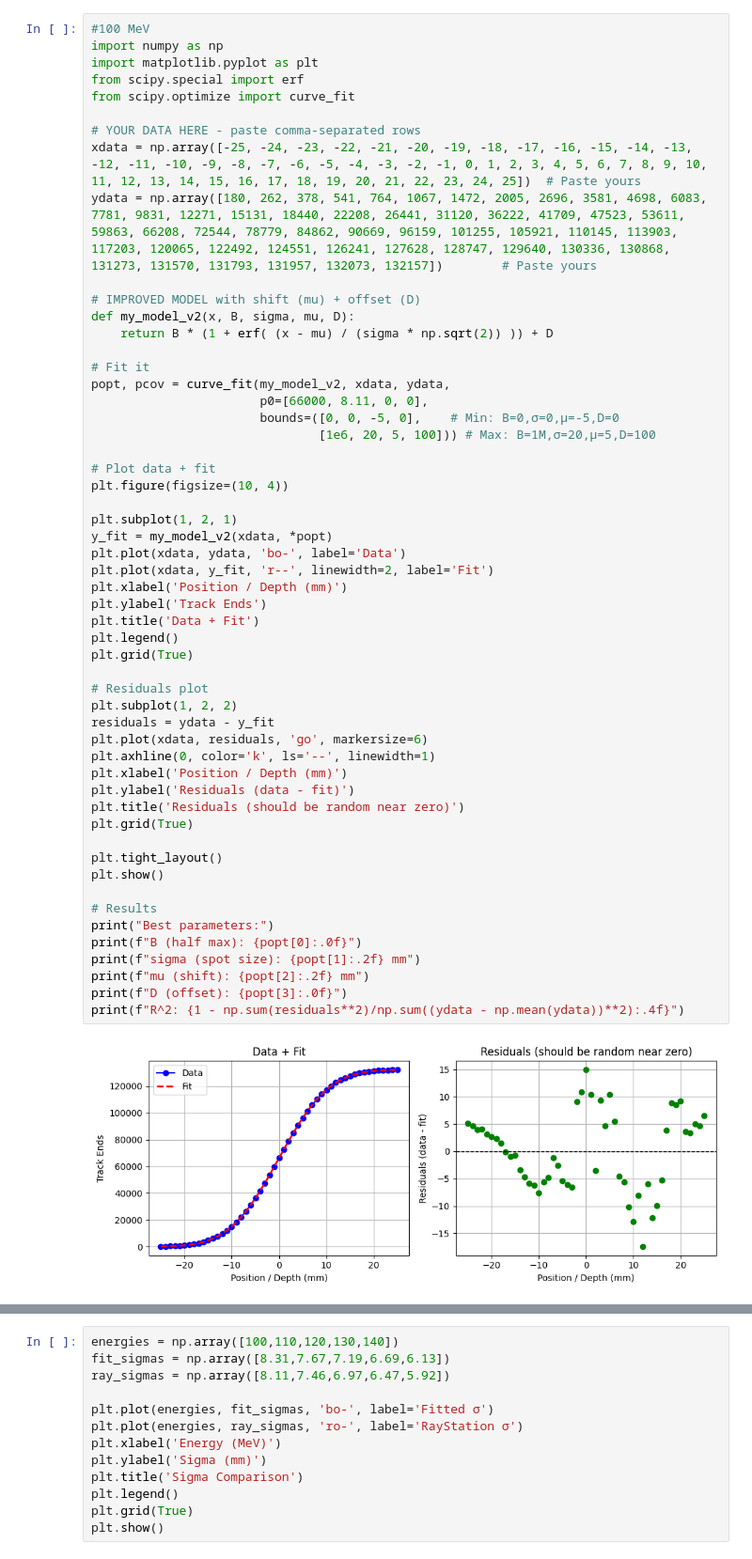
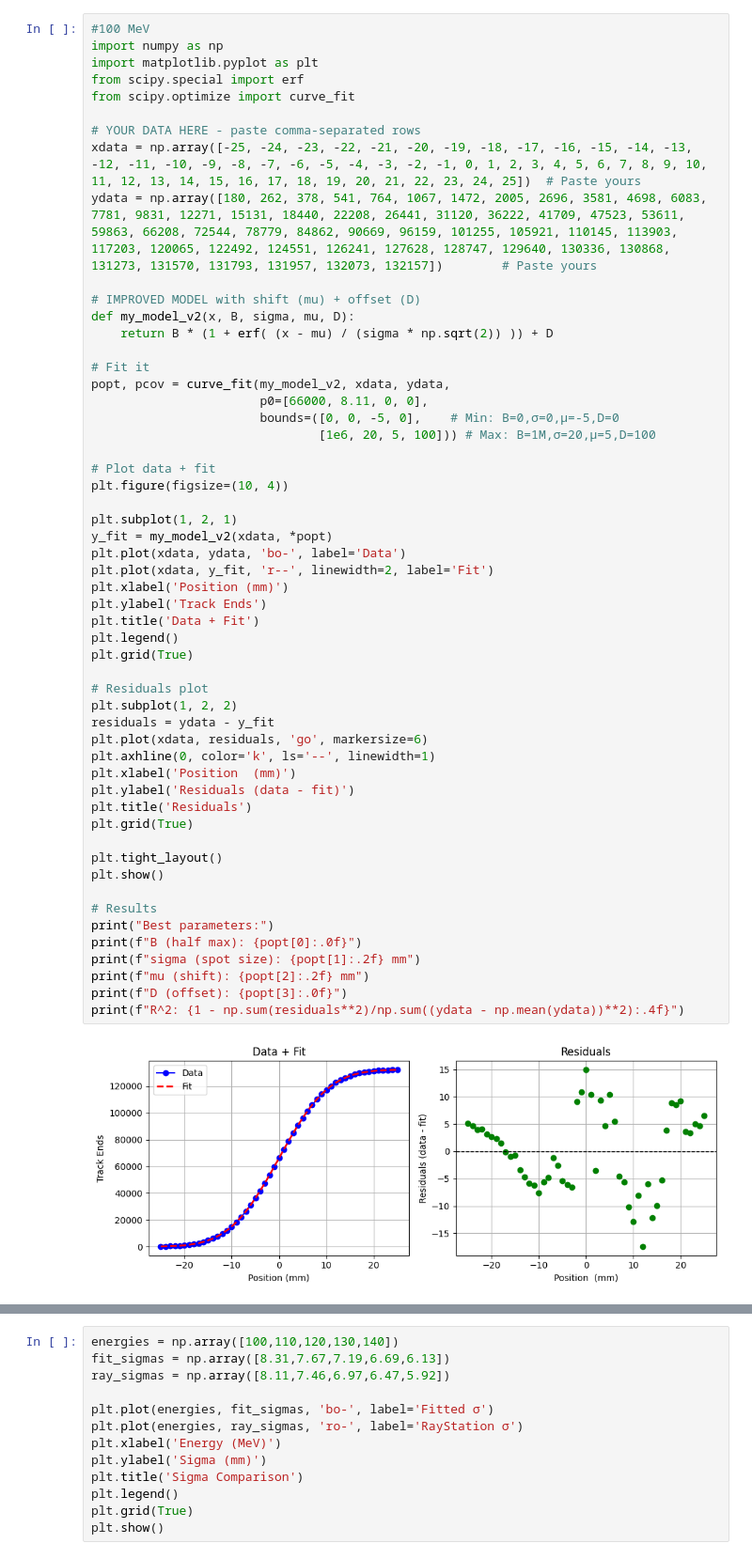
Before and after one commit to Cousar/Colab-codes-for-TE-project, a Jupyter notebook: TEfittingModel.ipynb, the cells around one changed output, grey strips where cells are left out. Shown at 94% size. Cells and saved outputs as stored; diff of their text form.

```diff
--- a/TEfittingModel.ipynb
+++ b/TEfittingModel.ipynb
@@ -25,37 +25,37 @@ popt, pcov = curve_fit(my_model_v2, xdata, ydata,
 plt.figure(figsize=(10, 4))
 
 plt.subplot(1, 2, 1)
 y_fit = my_model_v2(xdata, *popt)
 plt.plot(xdata, ydata, 'bo-', label='Data')
 plt.plot(xdata, y_fit, 'r--', linewidth=2, label='Fit')
-plt.xlabel('Position / Depth (mm)')
+plt.xlabel('Position (mm)')
 plt.ylabel('Track Ends')
 plt.title('Data + Fit')
 plt.legend()
 plt.grid(True)
 
 # Residuals plot
 plt.subplot(1, 2, 2)
 residuals = ydata - y_fit
 plt.plot(xdata, residuals, 'go', markersize=6)
 plt.axhline(0, color='k', ls='--', linewidth=1)
-plt.xlabel('Position / Depth (mm)')
+plt.xlabel('Position  (mm)')
 plt.ylabel('Residuals (data - fit)')
-plt.title('Residuals (should be random near zero)')
+plt.title('Residuals')
 plt.grid(True)
 
 plt.tight_layout()
 plt.show()
 
 # Results
 print("Best parameters:")
 print(f"B (half max): {popt[0]:.0f}")
 print(f"sigma (spot size): {popt[1]:.2f} mm")
 print(f"mu (shift): {popt[2]:.2f} mm")
 print(f"D (offset): {popt[3]:.0f}")
 print(f"R^2: {1 - np.sum(residuals**2)/np.sum((ydata - np.mean(ydata))**2):.4f}")
 # %% [output]
-[figure, old version]
+[figure, new version]
 Best parameters:
 B (half max): 66161
 sigma (spot size): 8.31 mm
```
Also changed, not shown: parts of 4 cells of this notebook.
